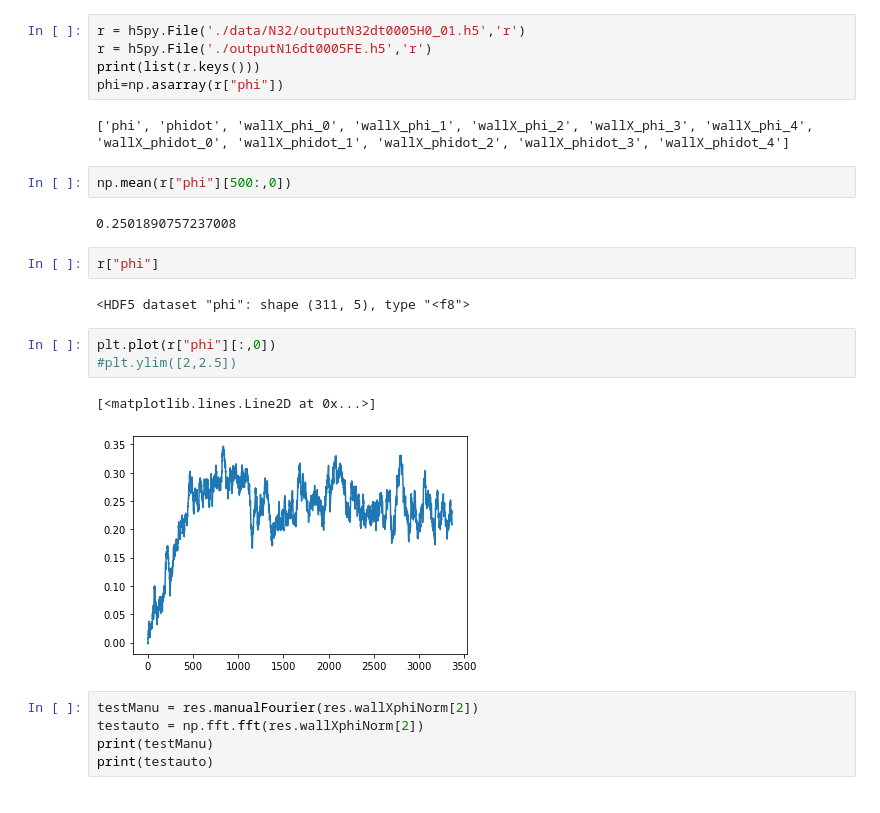
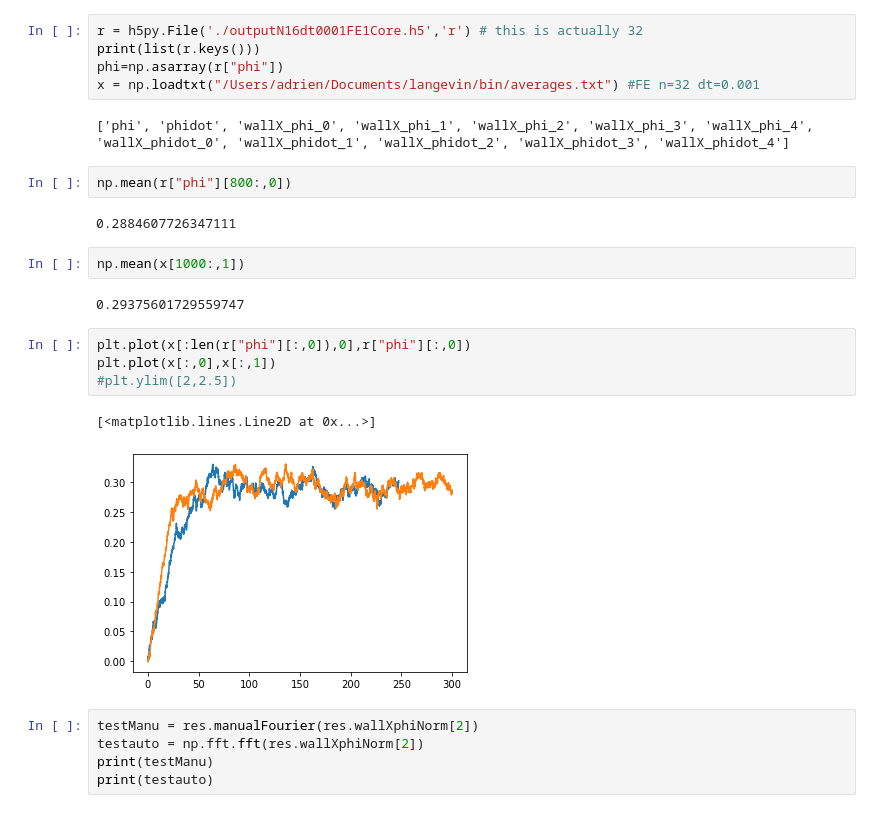
Before and after one commit to jannisgebbo/langevinA, a Jupyter notebook: ModelA-Beuler/measurementsDev.ipynb, the cells around one changed output. Cells and saved outputs as stored; diff of their text form.

```diff
--- a/ModelA-Beuler/measurementsDev.ipynb
+++ b/ModelA-Beuler/measurementsDev.ipynb
@@ -5,26 +5,27 @@ import numpy as np
 import matplotlib.pyplot as plt
 import h5py
 # %%
-r = h5py.File('./data/N32/outputN32dt0005H0_01.h5','r')
-r = h5py.File('./outputN16dt0005FE.h5','r')
+r = h5py.File('./outputN16dt0001FE1Core.h5','r') # this is actually 32
 print(list(r.keys()))
 phi=np.asarray(r["phi"])
+x = np.loadtxt("/Users/adrien/Documents/langevin/bin/averages.txt") #FE n=32 dt=0.001
 # %% [output]
 ['phi', 'phidot', 'wallX_phi_0', 'wallX_phi_1', 'wallX_phi_2', 'wallX_phi_3', 'wallX_phi_4', 'wallX_phidot_0', 'wallX_phidot_1', 'wallX_phidot_2', 'wallX_phidot_3', 'wallX_phidot_4']
 # %%
-np.mean(r["phi"][500:,0])
+np.mean(r["phi"][800:,0])
 # %% [output]
-0.2501890757237008
+0.2884607726347111
-# %%
-r["phi"]
-# %% [output]
-<HDF5 dataset "phi": shape (311, 5), type "<f8">
+# %%
+np.mean(x[1000:,1])
+# %% [output]
+0.29375601729559747
 # %%
-plt.plot(r["phi"][:,0])
+plt.plot(x[:len(r["phi"][:,0]),0],r["phi"][:,0])
+plt.plot(x[:,0],x[:,1])
 #plt.ylim([2,2.5])
 # %% [output]
 [<matplotlib.lines.Line2D at 0x...>]
-[figure, old version]
+[figure, new version]
 # %%
 testManu = res.manualFourier(res.wallXphiNorm[2])
 testauto = np.fft.fft(res.wallXphiNorm[2])
```
Also changed, not shown: 2 other files.
